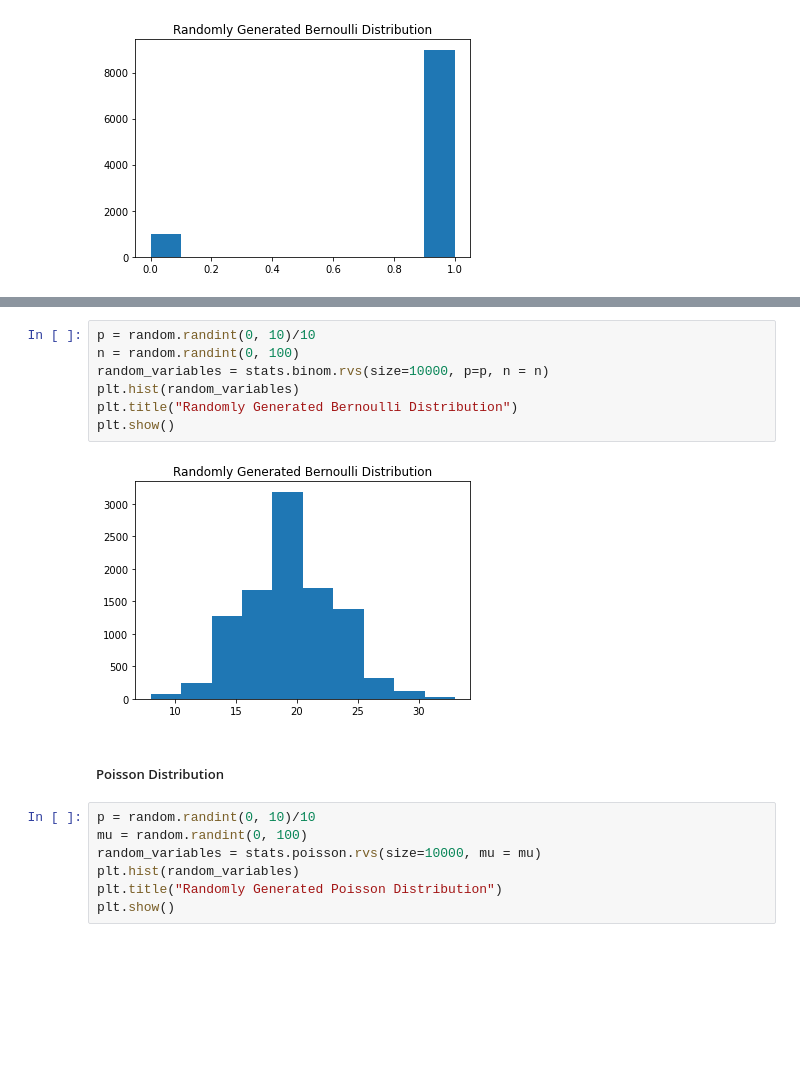
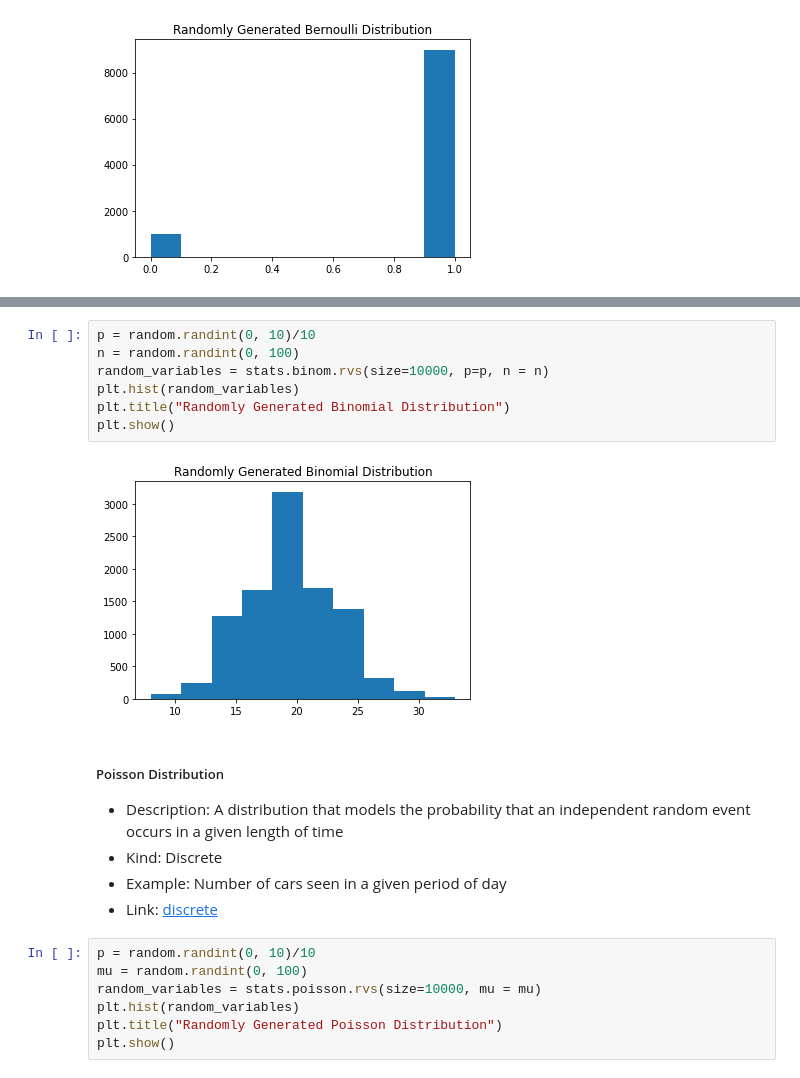
Before and after one commit to amaniedu71/CISC367-h-w, a Jupyter notebook: wk6/Statistics_Workbook.ipynb, the cells around one changed output, grey strips where cells are left out. Drawn from its saved outputs; the diff is of its cells as text; blank space fills up the shorter version.

```diff
--- a/wk6/Statistics_Workbook.ipynb
+++ b/wk6/Statistics_Workbook.ipynb
@@ -142,14 +154,19 @@ plt.show()
 # %%
 p = random.randint(0, 10)/10
 n = random.randint(0, 100)
 random_variables = stats.binom.rvs(size=10000, p=p, n = n)
 plt.hist(random_variables)
-plt.title("Randomly Generated Bernoulli Distribution")
+plt.title("Randomly Generated Binomial Distribution")
 plt.show()
 # %% [output]
-[figure, old version]
+[figure, new version]
-# %% [markdown]
-##### Poisson Distribution
+# %% [markdown]
+##### Poisson Distribution
+
+* Description: A distribution that models the probability that an independent random event occurs in a given length of time
+* Kind: Discrete
+* Example: Number of cars seen in a given period of day
+* Link: [discrete](https://docs.scipy.org/doc/scipy/reference/generated/scipy.stats.poisson.html)
 # %%
 p = random.randint(0, 10)/10
 mu = random.randint(0, 100)
```
Also changed, not shown: parts of 28 cells of this notebook.
